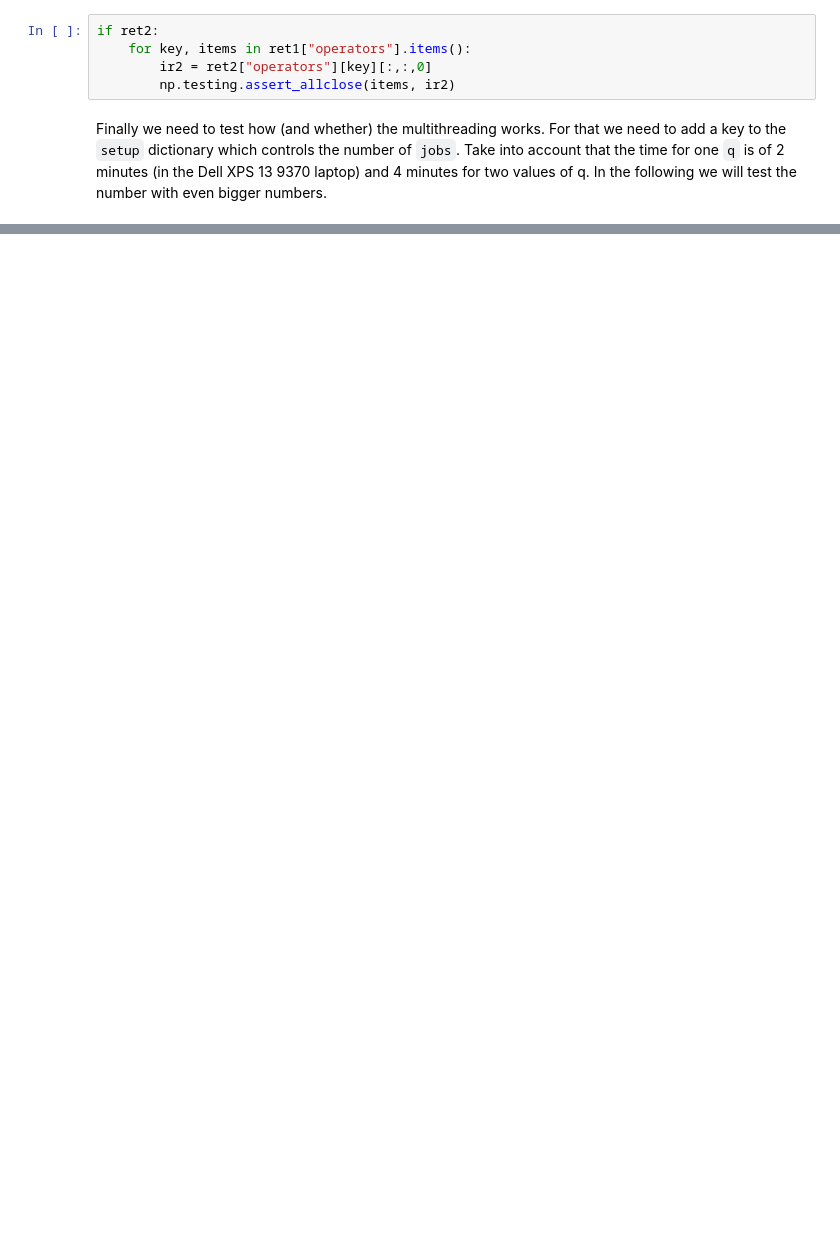
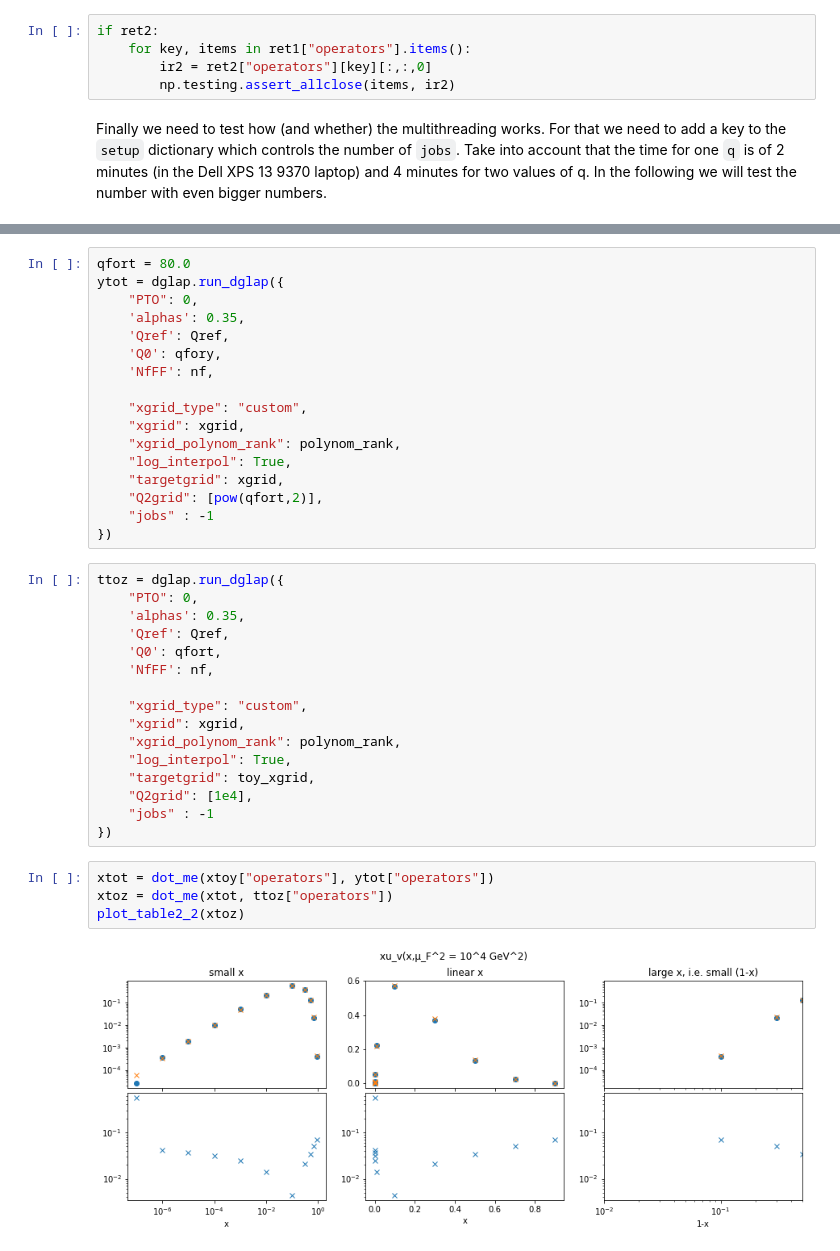
Before and after one commit to NNPDF/eko, a Jupyter notebook: jupyter/Multi-Q.ipynb, the cells around one changed output, grey strips where cells are left out. Cells and saved outputs as stored; diff of their text form; blank space fills up the shorter version.

```diff
--- a/jupyter/Multi-Q.ipynb
+++ b/jupyter/Multi-Q.ipynb
@@ -144,0 +331,39 @@ Wall time: 16min 47s
+# %%
+qfort = 80.0
+ytot = dglap.run_dglap({
+    "PTO": 0,
+    'alphas': 0.35,
+    'Qref': Qref,
+    'Q0': qfory,
+    'NfFF': nf,
+
+    "xgrid_type": "custom",
+    "xgrid": xgrid,
+    "xgrid_polynom_rank": polynom_rank,
+    "log_interpol": True,
+    "targetgrid": xgrid,
+    "Q2grid": [pow(qfort,2)],
+    "jobs" : -1
+})
+# %%
+ttoz = dglap.run_dglap({
+    "PTO": 0,
+    'alphas': 0.35,
+    'Qref': Qref,
+    'Q0': qfort,
+    'NfFF': nf,
+
+    "xgrid_type": "custom",
+    "xgrid": xgrid,
+    "xgrid_polynom_rank": polynom_rank,
+    "log_interpol": True,
+    "targetgrid": toy_xgrid,
+    "Q2grid": [1e4],
+    "jobs" : -1
+})
+# %%
+xtot = dot_me(xtoy["operators"], ytot["operators"])
+xtoz = dot_me(xtot, ttoz["operators"])
+plot_table2_2(xtoz)
+# %% [output]
+[figure, added]
```
Also changed, not shown: parts of 19 cells of this notebook.
